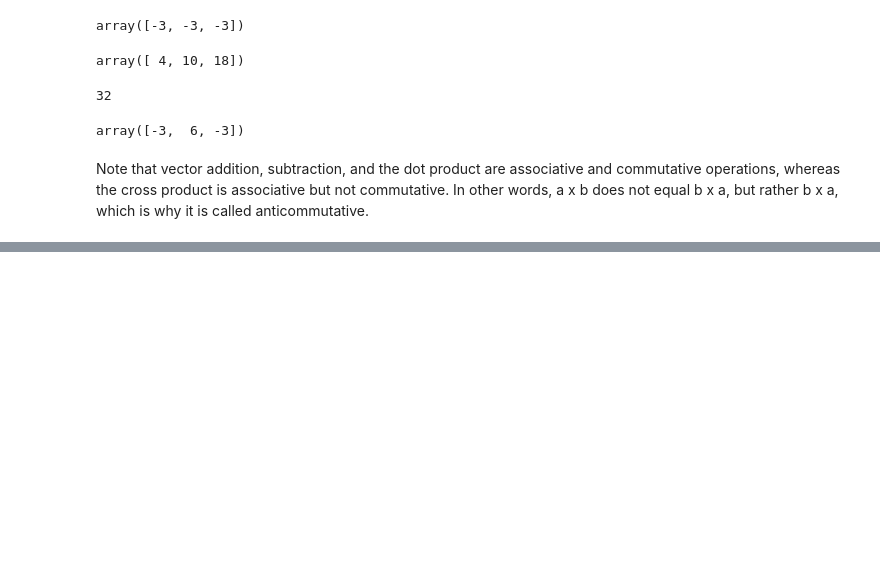
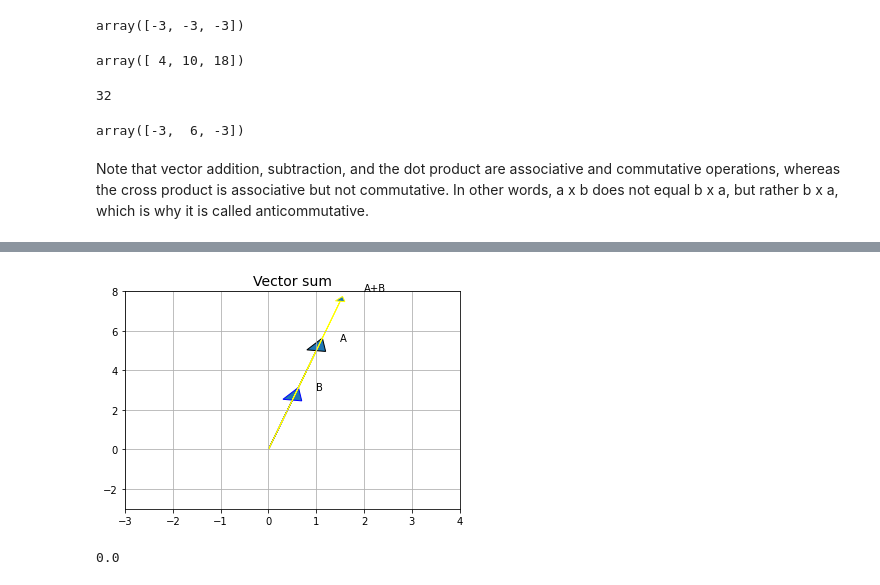
Before and after one commit to samyon7/Statistics-Python, a Jupyter notebook: Work_5/work_5-1.ipynb, the cells around one changed output, grey strips where cells are left out. Drawn from its saved outputs; the diff is of its cells as text; code cells hidden in the pictures; blank space fills up the shorter version.

```diff
--- a/Work_5/work_5-1.ipynb
+++ b/Work_5/work_5-1.ipynb
@@ -461,0 +568,7 @@ Note that vector addition, subtraction, and the dot product are associative and
+# %%
+ve1 = [1,5]
+ve2 = [0.5,2.5]
+find_angle(ve1, ve2, isRadians = False, isSum = True)
+# %% [output]
+[figure, added]
+0.0
```
Also changed, not shown: parts of 19 cells of this notebook.
